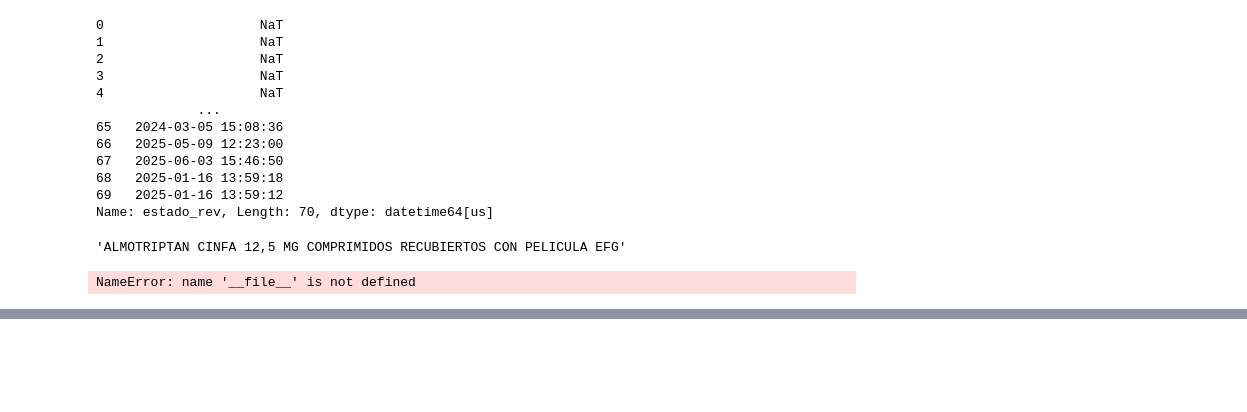
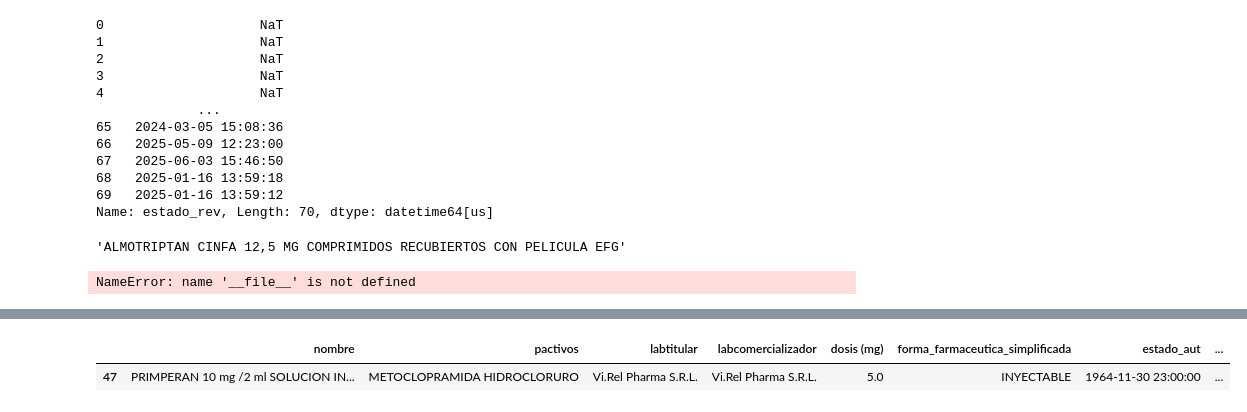
Before and after one commit to Chicloneo/Proyecto-Ingenieria-Dato, a Jupyter notebook: Notebooks/pruebas.ipynb, the cells around one changed output, grey strips where cells are left out. Cells and saved outputs as stored; diff of their text form; code cells hidden in the pictures; blank space fills up the shorter version.

```diff
--- a/Notebooks/pruebas.ipynb
+++ b/Notebooks/pruebas.ipynb
@@ -120,0 +183,6 @@ len(list(df.columns))
+# %%
+df.loc[df["nombre"]== "PRIMPERAN 10 mg /2 ml SOLUCION INYECTABLE", "dosis (mg)"] = 5.0
+df.loc[df["nombre"]== "PRIMPERAN 10 mg /2 ml SOLUCION INYECTABLE"]
+# %% [output]
+|  | nombre | pactivos | labtitular | labcomercializador | dosis (mg) | forma_farmaceutica_simplificada | estado_aut | ... |
+| 47 | PRIMPERAN 10 mg /2 ml SOLUCION IN... | METOCLOPRAMIDA HIDROCLORURO | Vi.Rel Pharma S.R.L. | Vi.Rel Pharma S.R.L. | 5.0 | INYECTABLE | 1964-11-30 23:00:00 | ... |
```
Also changed, not shown: parts of 12 cells of this notebook, 10 other files.
